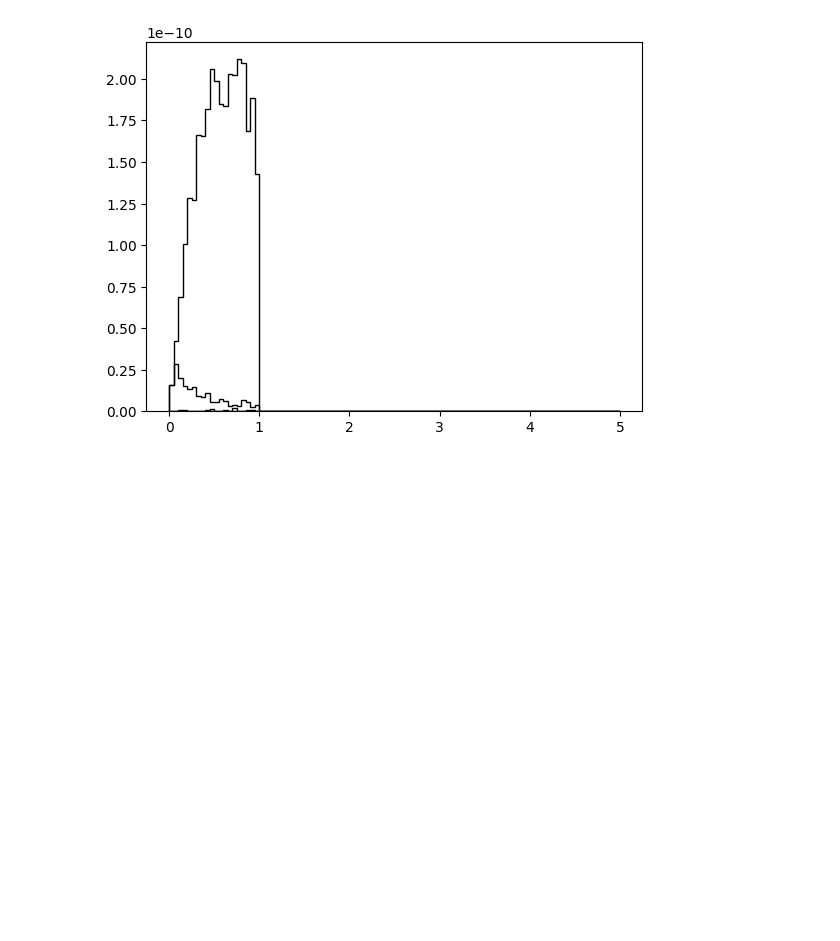
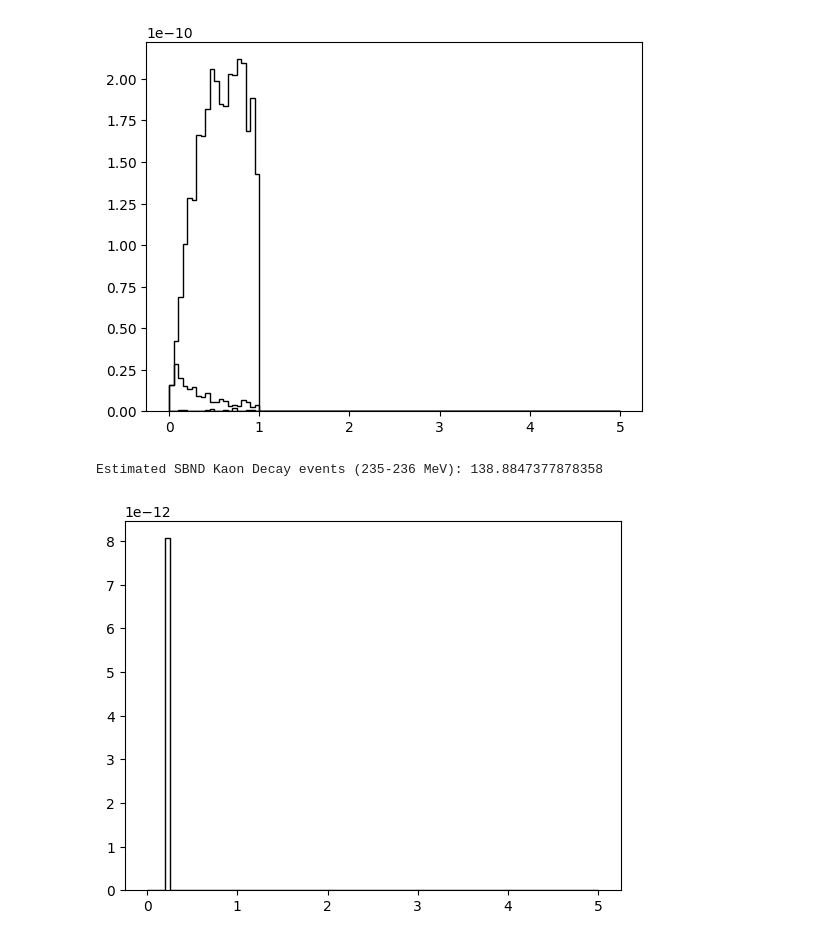
Before and after one commit to tomdsimpson/KDAR-Summer-Project, a Jupyter notebook: neutrino_fluxes.ipynb, the cells around one changed output. Saved outputs shown, nothing was run; the diff lists cells and outputs as text; code cells hidden in the pictures; blank space fills up the shorter version.

Commit message:
estimate KDAR event rate

```diff
--- a/neutrino_fluxes.ipynb
+++ b/neutrino_fluxes.ipynb
@@ -260,3 +260,23 @@ Estimated SBND anue_1GeV events: 47.299799678236575
 Estimated SBND numu_1GeV events: 611567.3077846963
 Estimated SBND anumu_1GeV events: 3308.2988818793647
 [figure]
+# %%
+
+
+mask = is_numu & (parent_groups["K0L"][0] | parent_groups["Kpm"][0]) & (energies > .235) & (energies < .236)
+events = []
+
+values, edges, _ = plt.hist(energies[mask], bins=bins, weights=tot_wgts[mask],
+                        label="Total", color="black", histtype="step", linewidth=1)
+
+bin_centres = (edges[1:] + edges[:-1]) / 2
+
+for centre, val in zip(bin_centres, values):
+    xsection = np.interp(centre, xsec_numu[:,0], xsec_numu[:,1] * xsec_nuc)
+    evt = val * pot * xsection * n_targets
+    events.append(evt)
+
+print(f"Estimated SBND Kaon Decay events (235-236 MeV):", np.sum(events))
+# %% [output]
+Estimated SBND Kaon Decay events (235-236 MeV): 138.8847377878358
+[figure, added]
```
